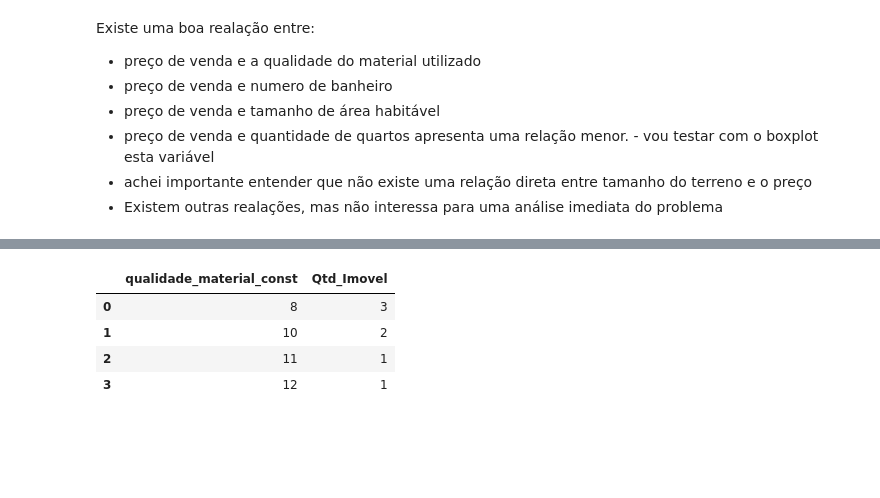
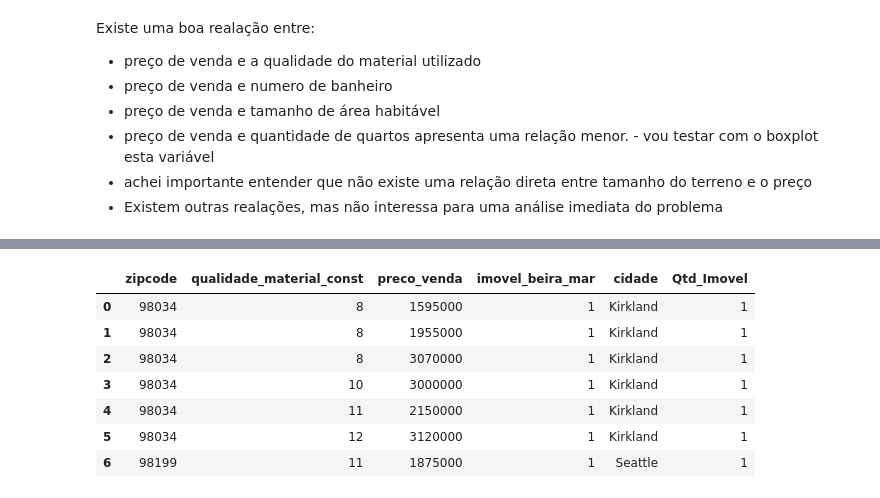
Before and after one commit to valdirdpg/curso-dnc, a Jupyter notebook: mini_projeto.ipynb, the cells around one changed output, grey strips where cells are left out. Saved outputs shown, nothing was run; the diff lists cells and outputs as text; code cells hidden in the pictures; blank space fills up the shorter version.

```diff
--- a/mini_projeto.ipynb
+++ b/mini_projeto.ipynb
@@ -256,13 +279,15 @@ Desta forma percebo que outras variáveis afetam este conjunto, e por isso estou
 # %%
 novo_house = pd.DataFrame(agrupa_house)
 # %%
-# 98116 - zipcode de Alki Beach   - Somente para teste, remover mais tarde
-# 98034 - zipcode de uanita Beach Park
-imovel_praia = novo_house[((novo_house.zipcode==98116) | (novo_house.zipcode==98034))  & (novo_house.imovel_beira_mar == 1)]
-imovel_praia.groupby('qualidade_material_const').size().reset_index(name='Qtd_Imovel')
+# Buscando oportunidade através do zipcode que aparece em regiões próximas do mar
+imovel_praia = novo_house[((novo_house.zipcode==98199) | (novo_house.zipcode==98034))  & (novo_house.imovel_beira_mar == 1)]
+imovel_praia.groupby(['zipcode','qualidade_material_const', 'preco_venda','imovel_beira_mar','cidade']).size().reset_index(name='Qtd_Imovel')
 # %% [output]
-|  | qualidade_material_const | Qtd_Imovel |
-| 0 | 8 | 3 |
-| 1 | 10 | 2 |
-| 2 | 11 | 1 |
-| 3 | 12 | 1 |
+|  | zipcode | qualidade_material_const | preco_venda | imovel_beira_mar | cidade | Qtd_Imovel |
+| 0 | 98034 | 8 | 1595000 | 1 | Kirkland | 1 |
+| 1 | 98034 | 8 | 1955000 | 1 | Kirkland | 1 |
+| 2 | 98034 | 8 | 3070000 | 1 | Kirkland | 1 |
+| 3 | 98034 | 10 | 3000000 | 1 | Kirkland | 1 |
+| 4 | 98034 | 11 | 2150000 | 1 | Kirkland | 1 |
+| 5 | 98034 | 12 | 3120000 | 1 | Kirkland | 1 |
+| 6 | 98199 | 11 | 1875000 | 1 | Seattle | 1 |
```
Also changed, not shown: parts of 37 cells of this notebook.
